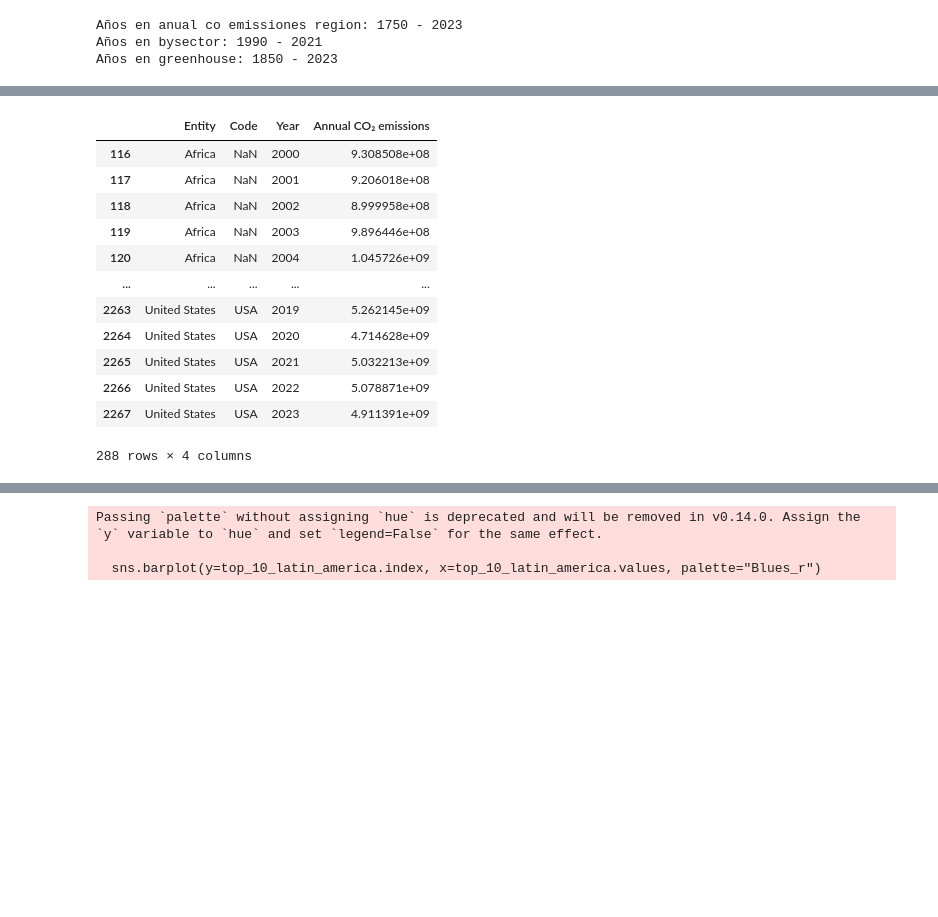
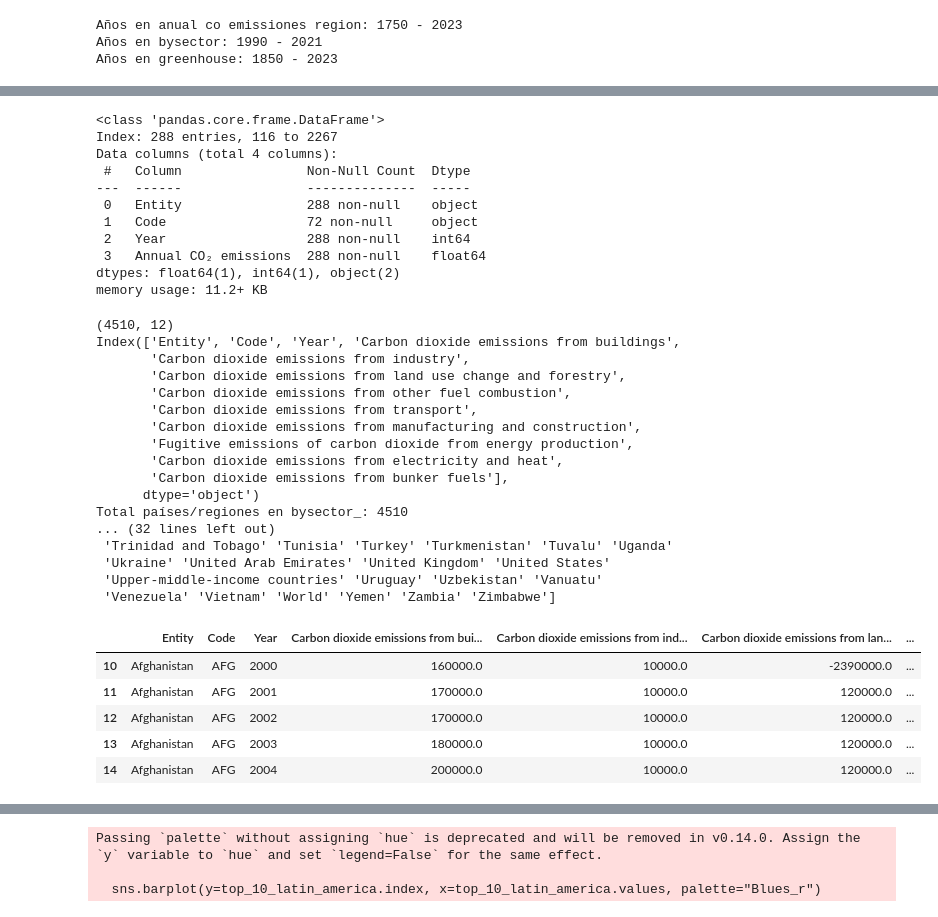
Before and after one commit to Richirey70/Proyecto_final_analisis_datos, a Jupyter notebook: Proyecto Final analisis datos.ipynb, the cells around one changed output, grey strips where cells are left out. Drawn from its saved outputs; the diff is of its cells as text; code cells hidden in the pictures; blank space fills up the shorter version.

```diff
--- a/Proyecto Final analisis datos.ipynb
+++ b/Proyecto Final analisis datos.ipynb
@@ -180,17 +113,46 @@ pandas.core.frame.DataFrame
 # %%
-anual_co
+anual_co.info()
 # %% [output]
-|  | Entity | Code | Year | Annual CO₂ emissions |
-| 116 | Africa | NaN | 2000 | 9.308508e+08 |
-| 117 | Africa | NaN | 2001 | 9.206018e+08 |
-| 118 | Africa | NaN | 2002 | 8.999958e+08 |
-| 119 | Africa | NaN | 2003 | 9.896446e+08 |
-| 120 | Africa | NaN | 2004 | 1.045726e+09 |
-| ... | ... | ... | ... | ... |
-| 2263 | United States | USA | 2019 | 5.262145e+09 |
-| 2264 | United States | USA | 2020 | 4.714628e+09 |
-| 2265 | United States | USA | 2021 | 5.032213e+09 |
-| 2266 | United States | USA | 2022 | 5.078871e+09 |
-| 2267 | United States | USA | 2023 | 4.911391e+09 |
-288 rows × 4 columns
+<class 'pandas.core.frame.DataFrame'>
+Index: 288 entries, 116 to 2267
+Data columns (total 4 columns):
+ #   Column                Non-Null Count  Dtype
+---  ------                --------------  -----
+ 0   Entity                288 non-null    object
+ 1   Code                  72 non-null     object
+ 2   Year                  288 non-null    int64
+ 3   Annual CO₂ emissions  288 non-null    float64
+dtypes: float64(1), int64(1), object(2)
+memory usage: 11.2+ KB
+# %%
+print(bysector_.shape)
+print(bysector_.columns)
+bysector_paises = bysector_['Entity'].unique()
+print(f'Total países/regiones en bysector_: {len(bysector_)}')
+print(bysector_paises)
+bysector_.head()
+# %% [output]
+(4510, 12)
+Index(['Entity', 'Code', 'Year', 'Carbon dioxide emissions from buildings',
+       'Carbon dioxide emissions from industry',
+       'Carbon dioxide emissions from land use change and forestry',
+       'Carbon dioxide emissions from other fuel combustion',
+       'Carbon dioxide emissions from transport',
+       'Carbon dioxide emissions from manufacturing and construction',
+       'Fugitive emissions of carbon dioxide from energy production',
+       'Carbon dioxide emissions from electricity and heat',
+       'Carbon dioxide emissions from bunker fuels'],
+      dtype='object')
+Total países/regiones en bysector_: 4510
+... (32 lines left out)
+ 'Trinidad and Tobago' 'Tunisia' 'Turkey' 'Turkmenistan' 'Tuvalu' 'Uganda'
+ 'Ukraine' 'United Arab Emirates' 'United Kingdom' 'United States'
+ 'Upper-middle-income countries' 'Uruguay' 'Uzbekistan' 'Vanuatu'
+ 'Venezuela' 'Vietnam' 'World' 'Yemen' 'Zambia' 'Zimbabwe']
+|  | Entity | Code | Year | Carbon dioxide emissions from bui... | Carbon dioxide emissions from ind... | Carbon dioxide emissions from lan... | ... |
+| 10 | Afghanistan | AFG | 2000 | 160000.0 | 10000.0 | -2390000.0 | ... |
+| 11 | Afghanistan | AFG | 2001 | 170000.0 | 10000.0 | 120000.0 | ... |
+| 12 | Afghanistan | AFG | 2002 | 170000.0 | 10000.0 | 120000.0 | ... |
+| 13 | Afghanistan | AFG | 2003 | 180000.0 | 10000.0 | 120000.0 | ... |
+| 14 | Afghanistan | AFG | 2004 | 200000.0 | 10000.0 | 120000.0 | ... |
 # %%
```
Also changed, not shown: parts of 37 cells of this notebook.
